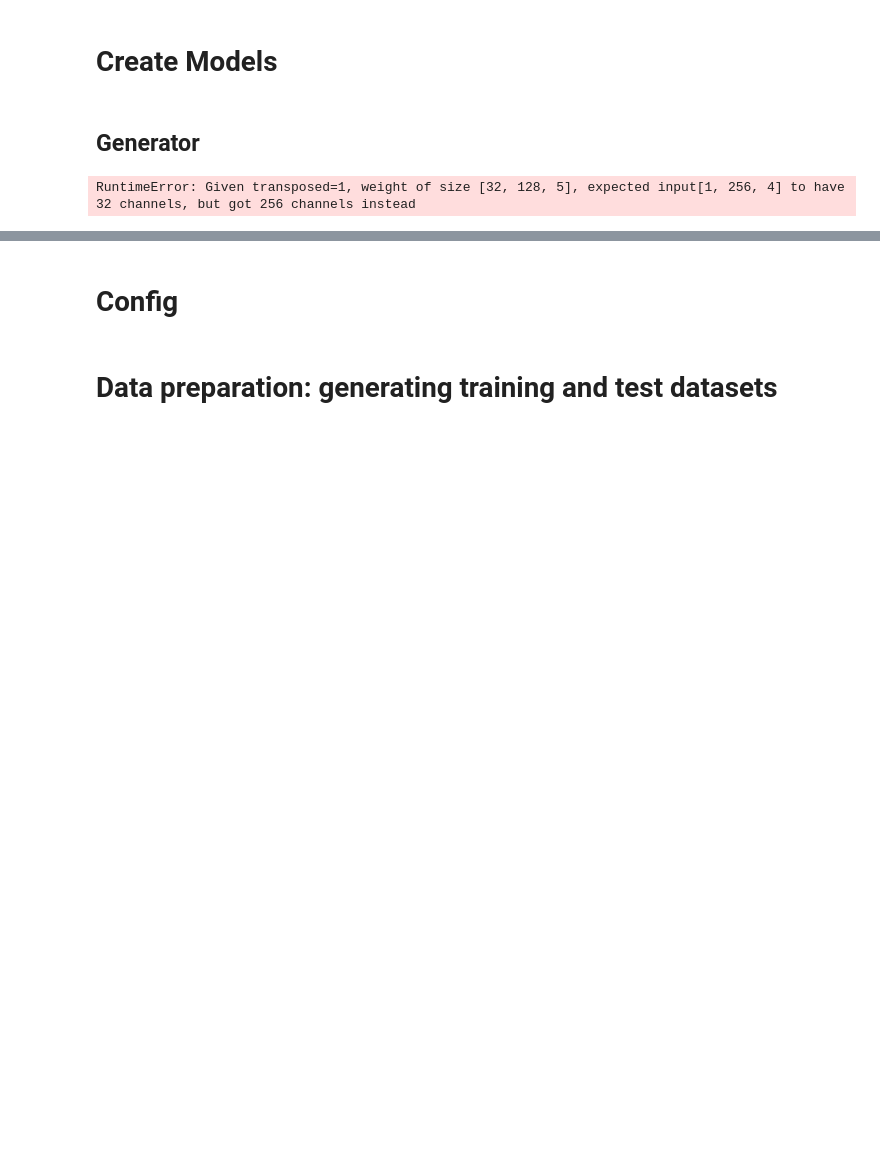
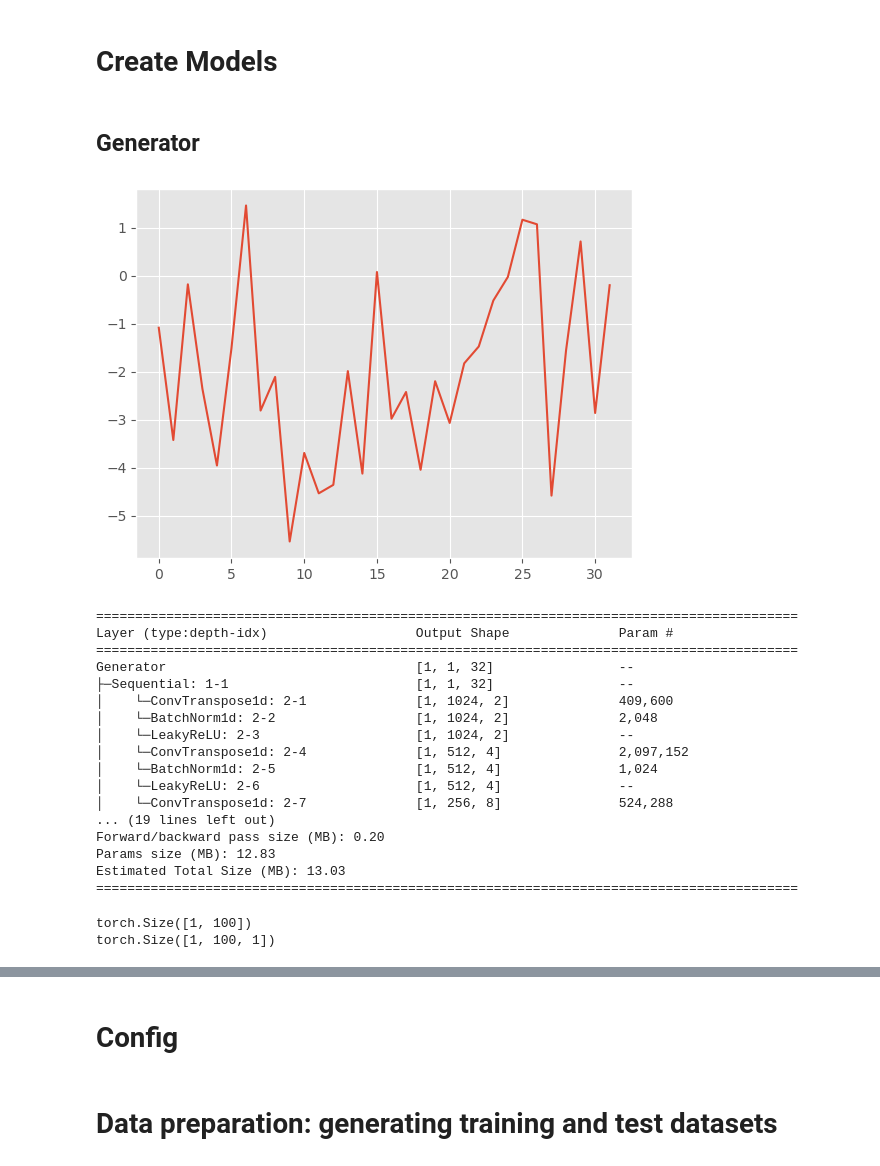
Before and after one commit to btrungvo/GAN-finance, a Jupyter notebook: notebooks/Trung_dataloader.ipynb, the cells around one changed output, grey strips where cells are left out. Saved outputs shown, nothing was run; the diff lists cells and outputs as text; code cells hidden in the pictures; blank space fills up the shorter version.

```diff
--- a/notebooks/Trung_dataloader.ipynb
+++ b/notebooks/Trung_dataloader.ipynb
@@ -91,9 +42,71 @@ def make_generator_model(choice='dcgan'):
 # %%
-generator = make_generator_model(choice)
-noise = torch.randn(1, 100)  # Create random noise
-generated_image = generator(noise)  # Generate an image
+class Generator(nn.Module):
+    def __init__(self, latent_dim=100):
+        super(Generator, self).__init__()
+
+        self.latent_dim = latent_dim
+
+        self.main = nn.Sequential(
+            nn.ConvTranspose1d(latent_dim, 1024, kernel_size=4, stride=1, padding=1, bias=False),
+            nn.BatchNorm1d(1024),
+            nn.LeakyReLU(0.2),
+            nn.ConvTranspose1d(1024, 512, kernel_size=4, stride=2, padding=1, bias=False),
+            nn.BatchNorm1d(512),
+            nn.LeakyReLU(0.2),
+            nn.ConvTranspose1d(512, 256, kernel_size=4, stride=2, padding=1, bias=False),
+            nn.BatchNorm1d(256),
+            nn.LeakyReLU(0.2),
+            nn.ConvTranspose1d(256, 128, kernel_size=4, stride=2, padding=1, bias=False),
+            nn.BatchNorm1d(128),
+            nn.LeakyReLU(0.2),
+            nn.ConvTranspose1d(128, 64, kernel_size=4, stride=2, padding=1, bias=False),
+            nn.BatchNorm1d(64),
+            nn.LeakyReLU(0.2),
+            nn.ConvTranspose1d(64, 32, kernel_size=4, stride=2, padding=1, bias=False),
+            nn.BatchNorm1d(32),
+            nn.LeakyReLU(0.2),
+            nn.ConvTranspose1d(32, 1, kernel_size=1, stride=1, padding=16, bias=False),
+
+        )
+
+    def forward(self, z):
+        z = z.view(-1, self.latent_dim, 1)
+        ts = self.main(z)
+        return ts
+
+
+# Test the model
+latent_dim = 100
+z = torch.randn(1, latent_dim)
+generator = Generator(latent_dim)
+generated_image = generator(z)  # Generate an image
 
 plt.plot(generated_image.detach().cpu().numpy()[0, 0, :])  # Detach from computation graph, move to CPU, and convert to numpy array for plotting
 plt.show()
+print(summary(generator, input_size = (1,100)))
 # %% [output]
+[figure, added]
-RuntimeError: Given transposed=1, weight of size [32, 128, 5], expected input[1, 256, 4] to have 32 channels, but got 256 channels instead
+==========================================================================================
+Layer (type:depth-idx)                   Output Shape              Param #
+==========================================================================================
+Generator                                [1, 1, 32]                --
+├─Sequential: 1-1                        [1, 1, 32]                --
+│    └─ConvTranspose1d: 2-1              [1, 1024, 2]              409,600
+│    └─BatchNorm1d: 2-2                  [1, 1024, 2]              2,048
+│    └─LeakyReLU: 2-3                    [1, 1024, 2]              --
+│    └─ConvTranspose1d: 2-4              [1, 512, 4]               2,097,152
+│    └─BatchNorm1d: 2-5                  [1, 512, 4]               1,024
+│    └─LeakyReLU: 2-6                    [1, 512, 4]               --
+│    └─ConvTranspose1d: 2-7              [1, 256, 8]               524,288
+... (19 lines left out)
+Forward/backward pass size (MB): 0.20
+Params size (MB): 12.83
+Estimated Total Size (MB): 13.03
+==========================================================================================
+# %%
+z = torch.randn(1, latent_dim)
+print(z.shape)
+print(z.view(-1, 100, 1).shape)
+# %% [output]
+torch.Size([1, 100])
+torch.Size([1, 100, 1])
```
Also changed, not shown: parts of 14 cells of this notebook.
